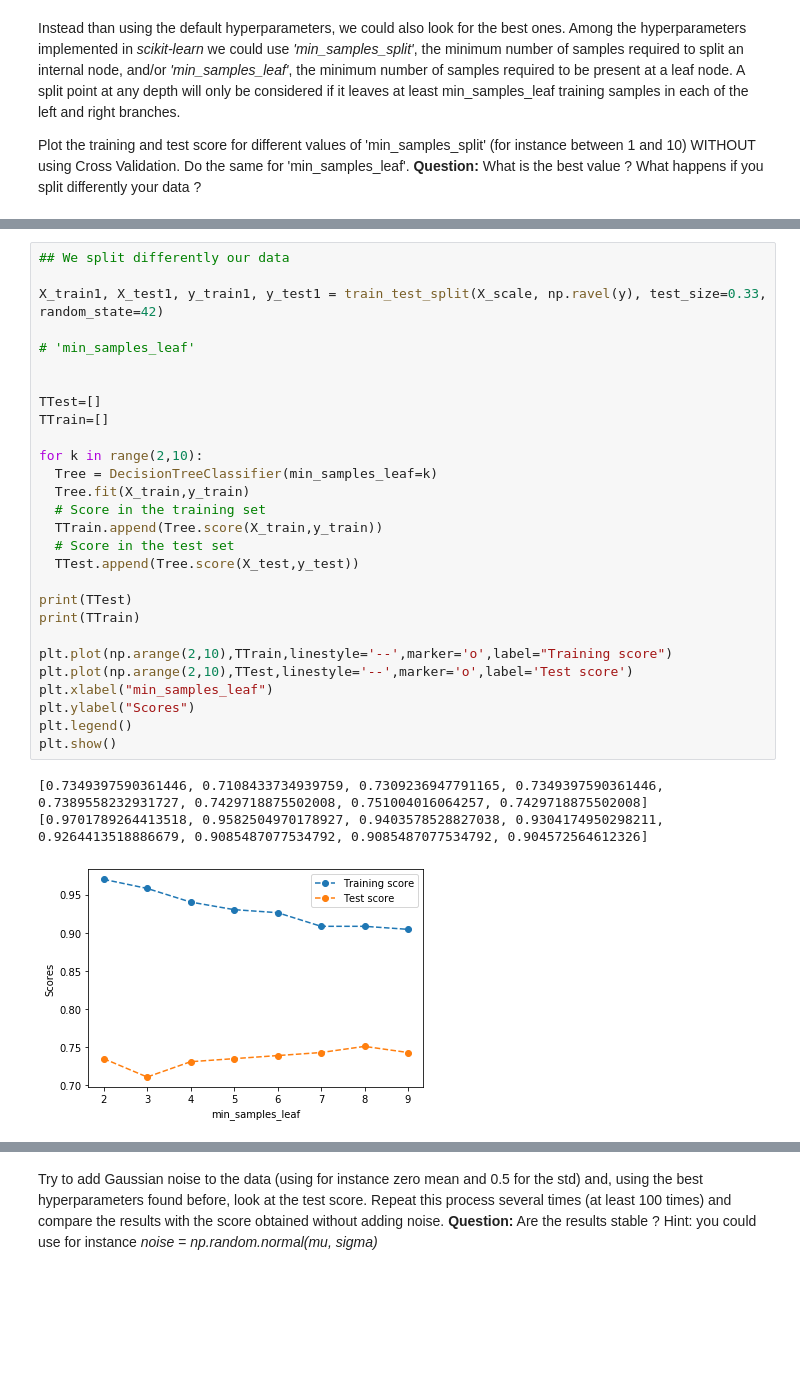
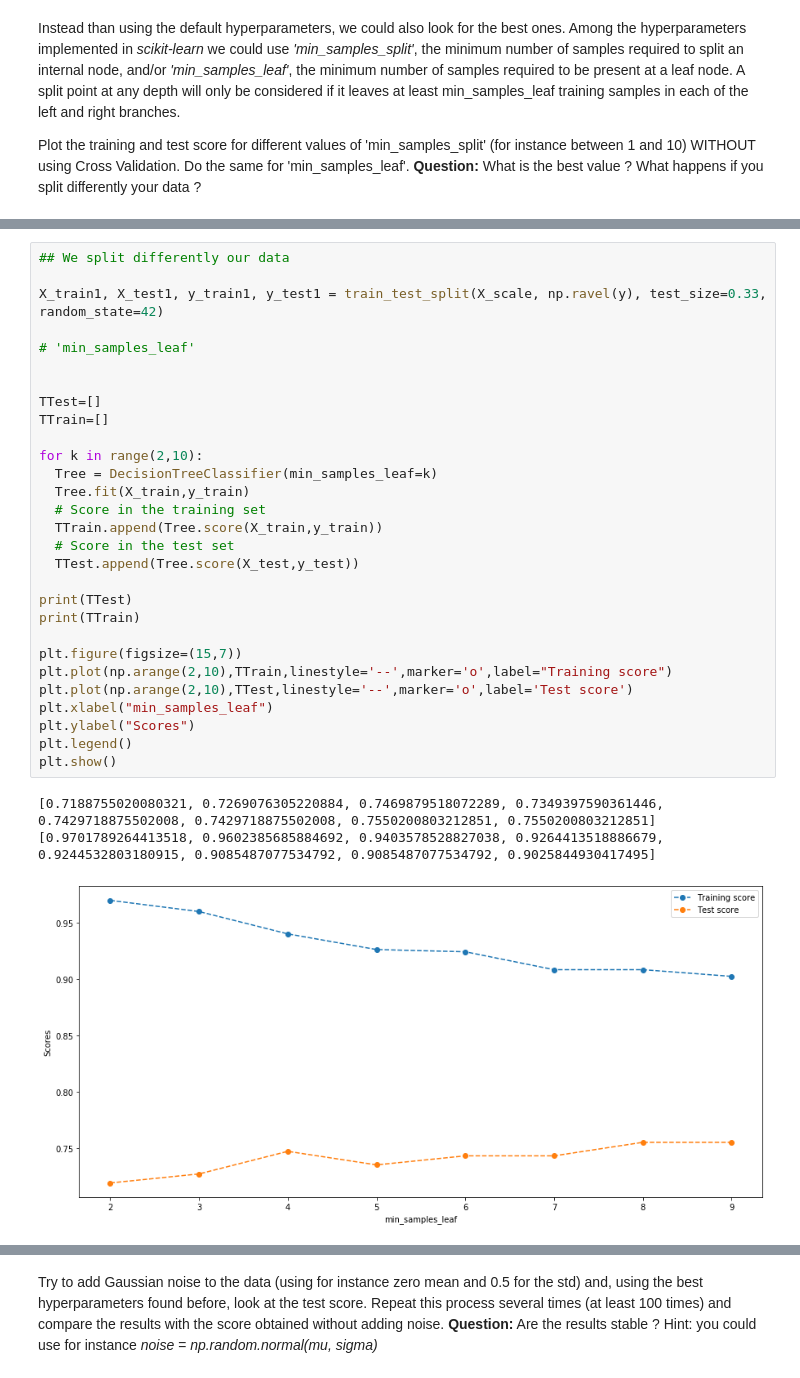
Before and after one commit to paulfyd/IMA, a Jupyter notebook: IMA205/TP4-Trees/TP_Trees.ipynb, the cells around one changed output, grey strips where cells are left out. Cells and saved outputs as stored; diff of their text form; blank space fills up the shorter version.

```diff
--- a/IMA205/TP4-Trees/TP_Trees.ipynb
+++ b/IMA205/TP4-Trees/TP_Trees.ipynb
@@ -207,35 +215,36 @@ plt.show()
 # %%
 ## We split differently our data
 
 X_train1, X_test1, y_train1, y_test1 = train_test_split(X_scale, np.ravel(y), test_size=0.33, random_state=42)
 
 # 'min_samples_leaf'
 
 
 TTest=[]
 TTrain=[]
 
 for k in range(2,10):
   Tree = DecisionTreeClassifier(min_samples_leaf=k)
   Tree.fit(X_train,y_train)
   # Score in the training set
   TTrain.append(Tree.score(X_train,y_train))
   # Score in the test set
   TTest.append(Tree.score(X_test,y_test))
 
 print(TTest)
 print(TTrain)
 
+plt.figure(figsize=(15,7))
 plt.plot(np.arange(2,10),TTrain,linestyle='--',marker='o',label="Training score")
 plt.plot(np.arange(2,10),TTest,linestyle='--',marker='o',label='Test score')
 plt.xlabel("min_samples_leaf")
 plt.ylabel("Scores")
 plt.legend()
 plt.show()
 # %% [output]
-[0.7349397590361446, 0.7108433734939759, 0.7309236947791165, 0.7349397590361446, 0.7389558232931727, 0.7429718875502008, 0.751004016064257, 0.7429718875502008]
-[0.9701789264413518, 0.9582504970178927, 0.9403578528827038, 0.9304174950298211, 0.9264413518886679, 0.9085487077534792, 0.9085487077534792, 0.904572564612326]
+[0.7188755020080321, 0.7269076305220884, 0.7469879518072289, 0.7349397590361446, 0.7429718875502008, 0.7429718875502008, 0.7550200803212851, 0.7550200803212851]
+[0.9701789264413518, 0.9602385685884692, 0.9403578528827038, 0.9264413518886679, 0.9244532803180915, 0.9085487077534792, 0.9085487077534792, 0.9025844930417495]
-[figure, old version]
+[figure, new version]
 # %% [markdown]
 ---
 
```
Also changed, not shown: parts of 22 cells of this notebook.
